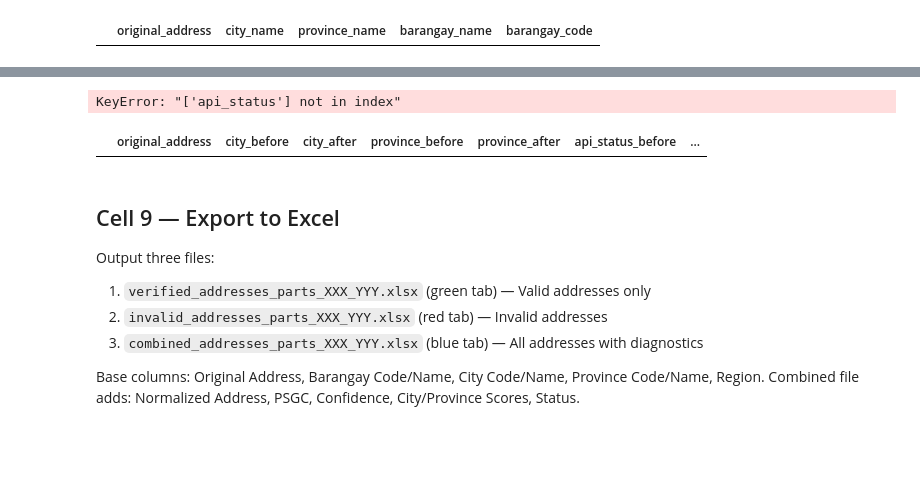
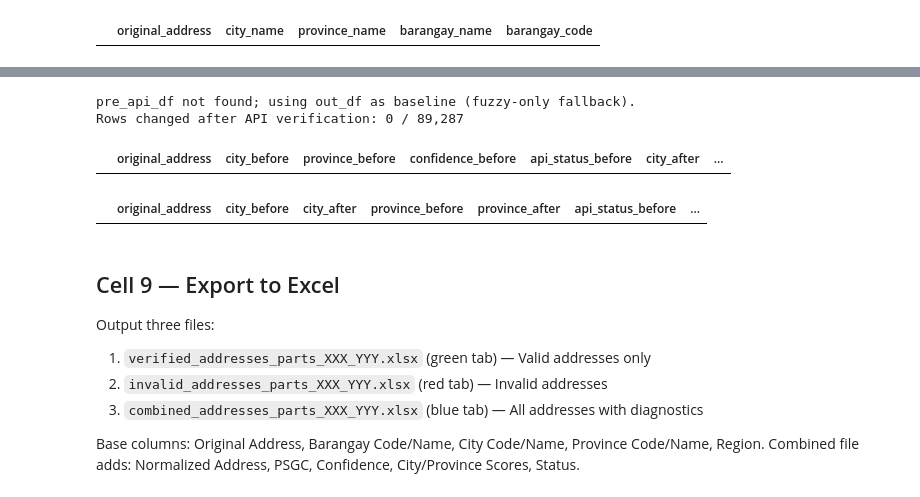
Before and after one commit to jv-lqgn/ph_address_matching_pipeline, a Jupyter notebook: address_matching/notebooks/ph_address_pipeline.ipynb, the cells around one changed output, grey strips where cells are left out. Saved outputs shown, nothing was run; the diff lists cells and outputs as text; code cells hidden in the pictures; blank space fills up the shorter version.

Commit message:
Update ph_address.ipynb

```diff
--- a/address_matching/notebooks/ph_address_pipeline.ipynb
+++ b/address_matching/notebooks/ph_address_pipeline.ipynb
@@ -999,38 +997,63 @@ display(out_df.loc[detail_mask, [
 # %%
 # Before-vs-after change report (fuzzy baseline vs API-final)
+
+# Fallback for fuzzy-only mode (when pre_api_df was never created)
+pre_api_obj = globals().get('pre_api_df', None)
+if isinstance(pre_api_obj, pd.DataFrame) and not pre_api_obj.empty:
+    baseline_df = pre_api_obj.copy()
+else:
+    baseline_df = out_df.copy()
+    print('pre_api_df not found; using out_df as baseline (fuzzy-only fallback).')
+
 compare_cols = ['city_name', 'province_name', 'confidence', 'api_status']
-base = pre_api_df[['original_address'] + compare_cols].copy()
+
+# Ensure required columns exist in both frames
+for c in compare_cols:
+    if c not in baseline_df.columns:
+        baseline_df[c] = 'skipped' if c == 'api_status' else None
+    if c not in out_df.columns:
+        out_df[c] = 'skipped' if c == 'api_status' else None
+
+base = baseline_df[['original_address'] + compare_cols].copy()
+final = out_df[['original_address'] + compare_cols].copy()
+
+# Prevent many-to-many merge explosion on duplicate addresses
+base['_row_id'] = base.groupby('original_address').cumcount()
+final['_row_id'] = final.groupby('original_address').cumcount()
+
 base = base.rename(columns={
     'city_name': 'city_before',
     'province_name': 'province_before',
     'confidence': 'confidence_before',
     'api_status': 'api_status_before',
 })
 
-final = out_df[['original_address'] + compare_cols].copy()
 final = final.rename(columns={
     'city_name': 'city_after',
     'province_name': 'province_after',
     'confidence': 'confidence_after',
     'api_status': 'api_status_after',
 })
 
-change_df = base.merge(final, on='original_address', how='inner')
+change_df = base.merge(final, on=['original_address', '_row_id'], how='inner').drop(columns=['_row_id'])
+
 changed_mask = (
     change_df['city_before'].fillna('') != change_df['city_after'].fillna('')
 ) | (
     change_df['province_before'].fillna('') != change_df['province_after'].fillna('')
 ) | (
     change_df['confidence_before'].fillna('') != change_df['confidence_after'].fillna('')
 ) | (
     change_df['api_status_before'].fillna('') != change_df['api_status_after'].fillna('')
 )
 
 changed_rows = change_df[changed_mask].reset_index(drop=True)
 print(f'Rows changed after API verification: {len(changed_rows):,} / {len(change_df):,}')
 display(changed_rows)
 # %% [output]
-KeyError: "['api_status'] not in index"
+pre_api_df not found; using out_df as baseline (fuzzy-only fallback).
+Rows changed after API verification: 0 / 89,287
+|  | original_address | city_before | province_before | confidence_before | api_status_before | city_after | ... |
 # %%
 # Compact delta view
 compact = changed_rows[[
```
Also changed, not shown: parts of 10 cells of this notebook.
